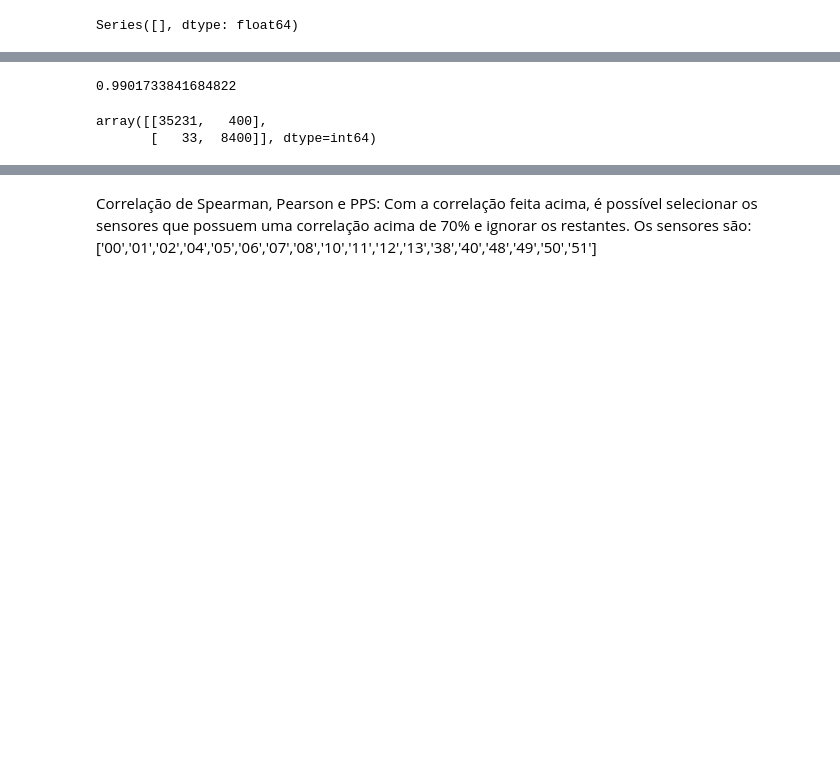
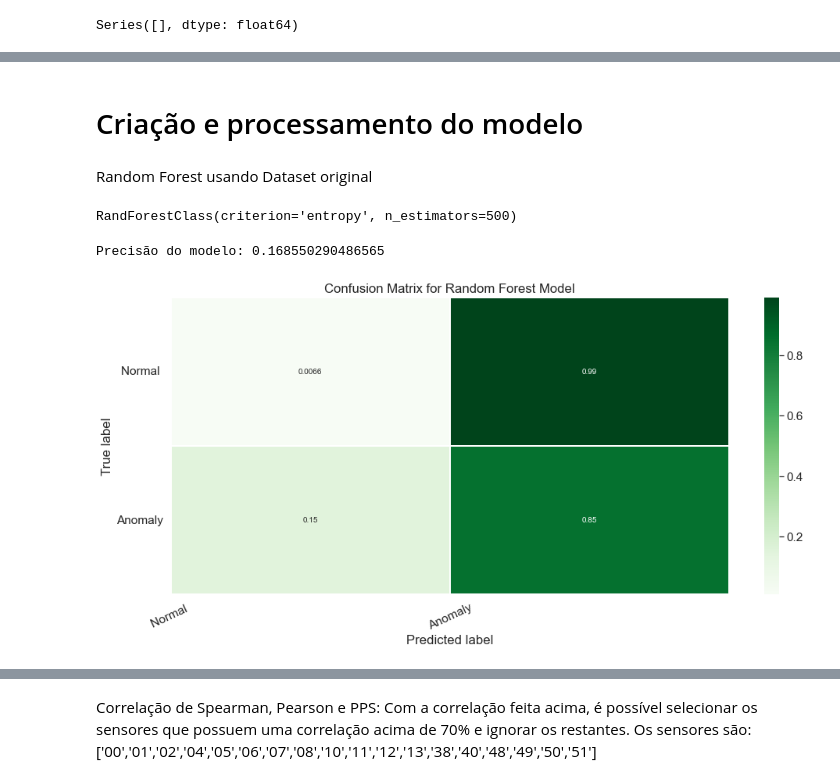
Before and after one commit to JordanAmorim/Predictive_Maintenance_in_Transfer_Pump_with_ML, a Jupyter notebook: ExtractionData.ipynb, the cells around one changed output, grey strips where cells are left out. Saved outputs shown, nothing was run; the diff lists cells and outputs as text; code cells hidden in the pictures; blank space fills up the shorter version.

```diff
--- a/ExtractionData.ipynb
+++ b/ExtractionData.ipynb
@@ -389,26 +491,50 @@ yvalid = Df_valid['b_machine_status']
 # %%
-# balanceamento dos dados de treino
-train_set = pd.concat([xtrain, ytrain], axis='columns')
-an_df = train_set.groupby('b_machine_status').get_group(1)
-n_df = train_set.groupby('b_machine_status').get_group(0).sample(n=an_df.shape[0], random_state=42)
-train_set = shuffle(pd.concat([n_df, an_df]))
+# balanceamento dos dados de validação
+# valid_set = pd.concat([xvalid, yvalid], axis='columns')
+# an_df = valid_set.groupby('b_machine_status').get_group(1)
+# n_df = valid_set.groupby('b_machine_status').get_group(0).sample(n=an_df.shape[0], random_state=42)
+# valid_set = shuffle(pd.concat([n_df, an_df]))
 
-xtrain = train_set.drop(columns='b_machine_status')
-ytrain = train_set['b_machine_status']
+# xvalid = valid_set.drop(columns='b_machine_status')
+# yvalid = valid_set['b_machine_status']
+# %% [markdown]
+# Criação e processamento do modelo
+# %% [markdown]
+Random Forest usando Dataset original
 # %%
 # criação e treinamento do modelo
-rf = models.RandForestClass()
+rf = models.RandForestClass(n_estimators = 500, criterion = 'entropy')
 rf.fit(xtrain, ytrain)
-ypredict = rf.predict(xtest)
+# rf.fit(xtrain_norm, ytrain_norm)
+# %% [output]
+RandForestClass(criterion='entropy', n_estimators=500)
-# %%
-accuracy_score(ytest,ypredict)
-# %% [output]
-0.9901733841684822
-# %%
-confusion_matrix(ytest, ypredict)
-# %% [output]
-array([[35231,   400],
-       [   33,  8400]], dtype=int64)
+# %%
+ypredict = rf.predict(xtest)
+# yvalid
+print('Precisão do modelo: {}' .format(accuracy_score(ytest,ypredict)))
+
+matrix = confusion_matrix(ytest, ypredict)
+matrix = matrix.astype('float') / matrix.sum(axis=1)[:, np.newaxis]
+
+# Build the plot
+plt.figure(figsize=(16,7))
+sns.set(font_scale=1.4)
+sns.heatmap(matrix, annot=True, annot_kws={'size':10},
+            cmap=plt.cm.Greens, linewidths=0.2)
+
+# Add labels to the plot
+class_names = ['Normal ', 'Anomaly']
+tick_marks = np.arange(len(class_names))
+tick_marks2 = tick_marks + 0.5
+plt.xticks(tick_marks, class_names, rotation=25)
+plt.yticks(tick_marks2, class_names, rotation=0)
+plt.xlabel('Predicted label')
+plt.ylabel('True label')
+plt.title('Confusion Matrix for Random Forest Model')
+plt.show()
+# %% [output]
+Precisão do modelo: 0.168550290486565
+[figure, added]
 # %%
 # avaliação da performance (dados de treino)
 rf.report(xtrain, ytrain)
```
Also changed, not shown: parts of 43 cells of this notebook.
